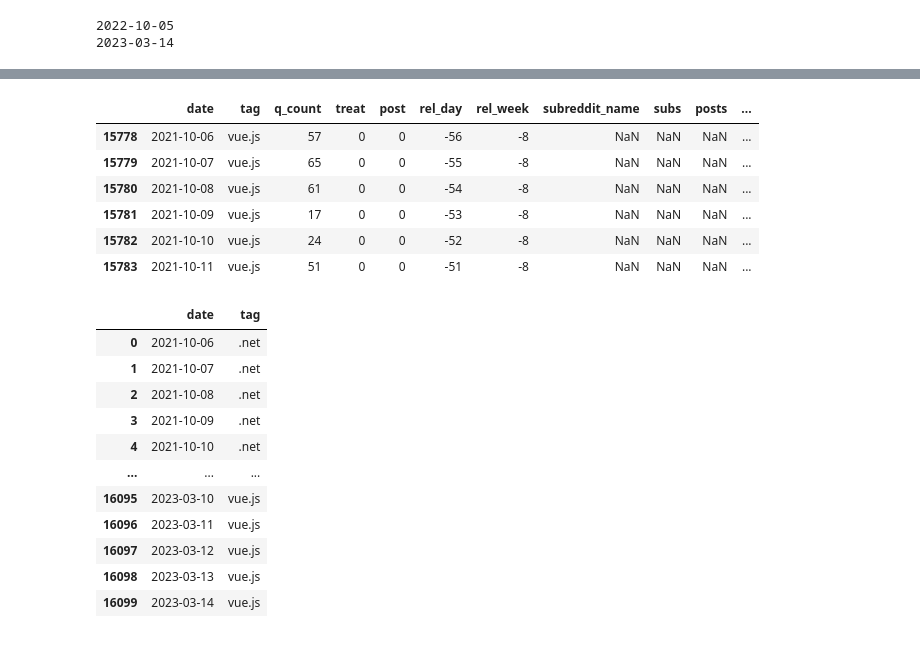
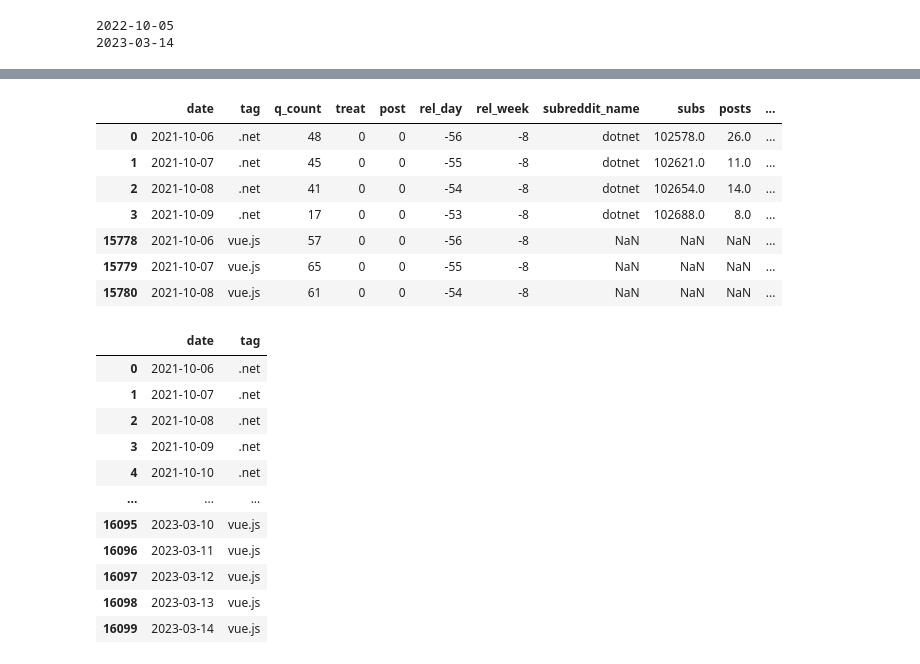
Before and after one commit to boysbeanxious/stackoverflow_src, a Jupyter notebook: DA/5_content_volumn.ipynb, the cells around one changed output, grey strips where cells are left out. Drawn from its saved outputs; the diff is of its cells as text; code cells hidden in the pictures.

```diff
--- a/DA/5_content_volumn.ipynb
+++ b/DA/5_content_volumn.ipynb
@@ -72,13 +70,16 @@ df_tmp1
 # %%
-df_topic_day.loc[(df_topic_day['treat']==0) &(df_topic_day['tag']=='vue.js'), :].head(6)
+df_tmp2 = df_topic_day.loc[(df_topic_day['treat']==0) &(df_topic_day['tag']=='vue.js'), :].head(3)
-# %% [output]
-|  | date | tag | q_count | treat | post | rel_day | rel_week | subreddit_name | subs | posts | ... |
-| 15778 | 2021-10-06 | vue.js | 57 | 0 | 0 | -56 | -8 | NaN | NaN | NaN | ... |
-| 15779 | 2021-10-07 | vue.js | 65 | 0 | 0 | -55 | -8 | NaN | NaN | NaN | ... |
-| 15780 | 2021-10-08 | vue.js | 61 | 0 | 0 | -54 | -8 | NaN | NaN | NaN | ... |
-| 15781 | 2021-10-09 | vue.js | 17 | 0 | 0 | -53 | -8 | NaN | NaN | NaN | ... |
-| 15782 | 2021-10-10 | vue.js | 24 | 0 | 0 | -52 | -8 | NaN | NaN | NaN | ... |
-| 15783 | 2021-10-11 | vue.js | 51 | 0 | 0 | -51 | -8 | NaN | NaN | NaN | ... |
+# %%
+pd.concat([df_tmp1,df_tmp2], axis = 0)
+# %% [output]
+|  | date | tag | q_count | treat | post | rel_day | rel_week | subreddit_name | subs | posts | ... |
+| 0 | 2021-10-06 | .net | 48 | 0 | 0 | -56 | -8 | dotnet | 102578.0 | 26.0 | ... |
+| 1 | 2021-10-07 | .net | 45 | 0 | 0 | -55 | -8 | dotnet | 102621.0 | 11.0 | ... |
+| 2 | 2021-10-08 | .net | 41 | 0 | 0 | -54 | -8 | dotnet | 102654.0 | 14.0 | ... |
+| 3 | 2021-10-09 | .net | 17 | 0 | 0 | -53 | -8 | dotnet | 102688.0 | 8.0 | ... |
+| 15778 | 2021-10-06 | vue.js | 57 | 0 | 0 | -56 | -8 | NaN | NaN | NaN | ... |
+| 15779 | 2021-10-07 | vue.js | 65 | 0 | 0 | -55 | -8 | NaN | NaN | NaN | ... |
+| 15780 | 2021-10-08 | vue.js | 61 | 0 | 0 | -54 | -8 | NaN | NaN | NaN | ... |
 # %%
 df_topic_day[['date', 'tag']].drop_duplicates()
 # %% [output]
```
Also changed, not shown: parts of 2 cells of this notebook.
